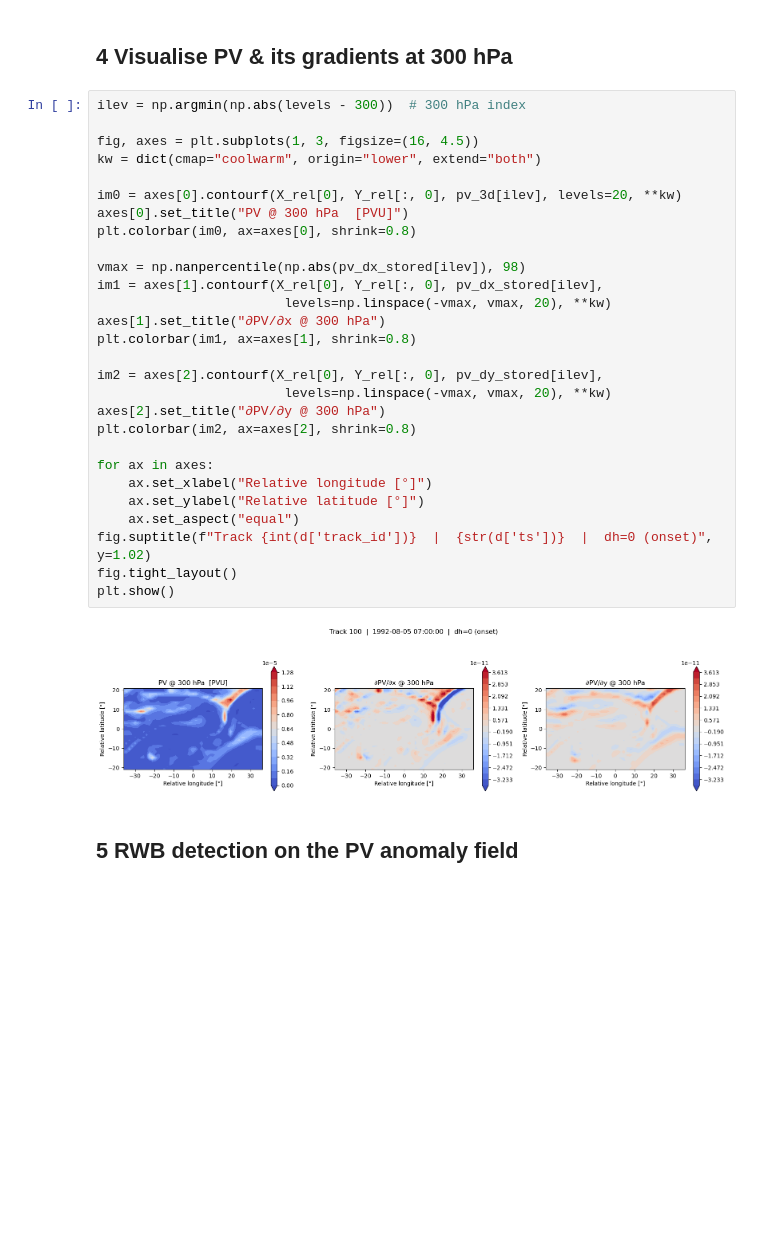
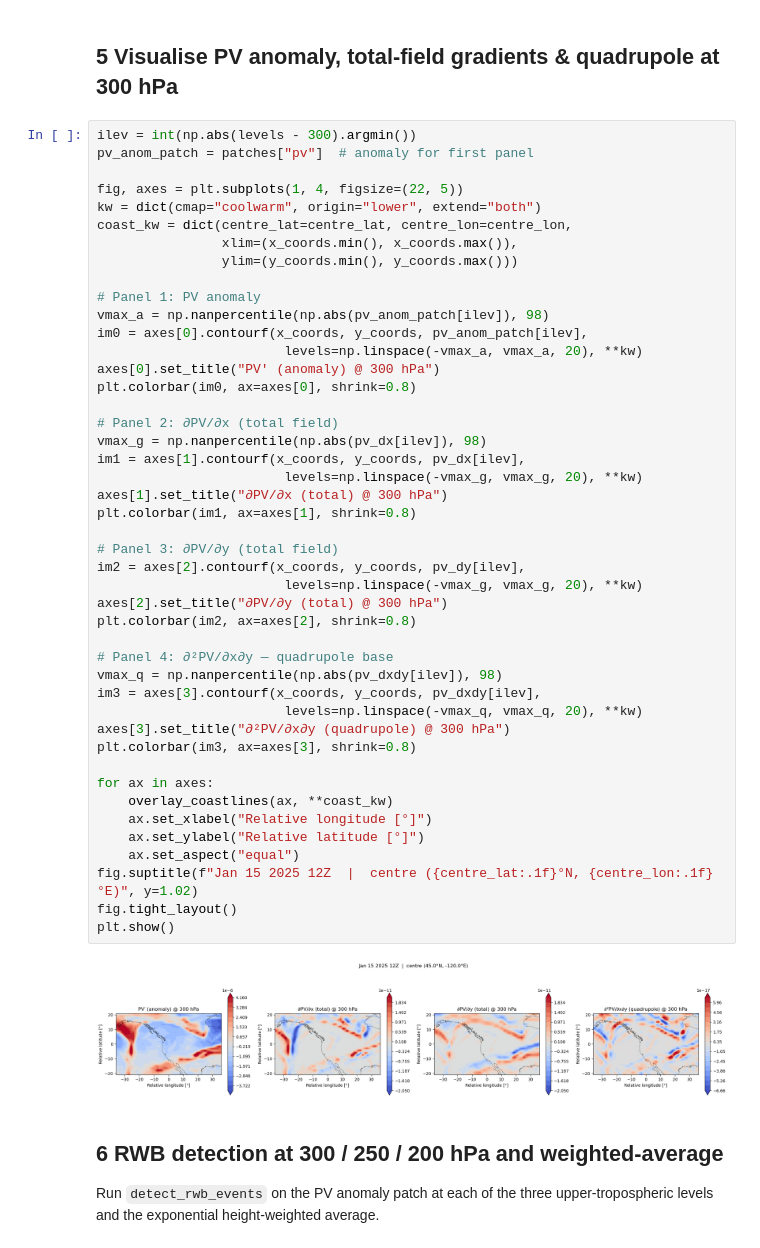
Before and after one commit to yanxingjianken/pvtend, a Jupyter notebook: examples/01_rwb_and_derivatives.ipynb, the cells around one changed output. Cells and saved outputs as stored; diff of their text form; blank space fills up the shorter version.

```diff
--- a/examples/01_rwb_and_derivatives.ipynb
+++ b/examples/01_rwb_and_derivatives.ipynb
@@ -88,35 +247,55 @@ Relative error  ∂PV/∂p : 2.9207e-01
 # %% [markdown]
-## 4  Visualise PV & its gradients at 300 hPa
+## 5  Visualise PV anomaly, total-field gradients & quadrupole at 300 hPa
 # %%
-ilev = np.argmin(np.abs(levels - 300))  # 300 hPa index
+ilev = int(np.abs(levels - 300).argmin())
+pv_anom_patch = patches["pv"]  # anomaly for first panel
 
-fig, axes = plt.subplots(1, 3, figsize=(16, 4.5))
+fig, axes = plt.subplots(1, 4, figsize=(22, 5))
 kw = dict(cmap="coolwarm", origin="lower", extend="both")
+coast_kw = dict(centre_lat=centre_lat, centre_lon=centre_lon,
+                xlim=(x_coords.min(), x_coords.max()),
+                ylim=(y_coords.min(), y_coords.max()))
 
-im0 = axes[0].contourf(X_rel[0], Y_rel[:, 0], pv_3d[ilev], levels=20, **kw)
-axes[0].set_title("PV @ 300 hPa  [PVU]")
+# Panel 1: PV anomaly
+vmax_a = np.nanpercentile(np.abs(pv_anom_patch[ilev]), 98)
+im0 = axes[0].contourf(x_coords, y_coords, pv_anom_patch[ilev],
+                        levels=np.linspace(-vmax_a, vmax_a, 20), **kw)
+axes[0].set_title("PV′ (anomaly) @ 300 hPa")
 plt.colorbar(im0, ax=axes[0], shrink=0.8)
 
-vmax = np.nanpercentile(np.abs(pv_dx_stored[ilev]), 98)
-im1 = axes[1].contourf(X_rel[0], Y_rel[:, 0], pv_dx_stored[ilev],
-                        levels=np.linspace(-vmax, vmax, 20), **kw)
-axes[1].set_title("∂PV/∂x @ 300 hPa")
+# Panel 2: ∂PV/∂x (total field)
+vmax_g = np.nanpercentile(np.abs(pv_dx[ilev]), 98)
+im1 = axes[1].contourf(x_coords, y_coords, pv_dx[ilev],
+                        levels=np.linspace(-vmax_g, vmax_g, 20), **kw)
+axes[1].set_title("∂PV/∂x (total) @ 300 hPa")
 plt.colorbar(im1, ax=axes[1], shrink=0.8)
 
-im2 = axes[2].contourf(X_rel[0], Y_rel[:, 0], pv_dy_stored[ilev],
-                        levels=np.linspace(-vmax, vmax, 20), **kw)
-axes[2].set_title("∂PV/∂y @ 300 hPa")
+# Panel 3: ∂PV/∂y (total field)
+im2 = axes[2].contourf(x_coords, y_coords, pv_dy[ilev],
+                        levels=np.linspace(-vmax_g, vmax_g, 20), **kw)
+axes[2].set_title("∂PV/∂y (total) @ 300 hPa")
 plt.colorbar(im2, ax=axes[2], shrink=0.8)
 
+# Panel 4: ∂²PV/∂x∂y — quadrupole base
+vmax_q = np.nanpercentile(np.abs(pv_dxdy[ilev]), 98)
+im3 = axes[3].contourf(x_coords, y_coords, pv_dxdy[ilev],
+                        levels=np.linspace(-vmax_q, vmax_q, 20), **kw)
+axes[3].set_title("∂²PV/∂x∂y (quadrupole) @ 300 hPa")
+plt.colorbar(im3, ax=axes[3], shrink=0.8)
+
 for ax in axes:
+    overlay_coastlines(ax, **coast_kw)
     ax.set_xlabel("Relative longitude [°]")
     ax.set_ylabel("Relative latitude [°]")
     ax.set_aspect("equal")
-fig.suptitle(f"Track {int(d['track_id'])}  |  {str(d['ts'])}  |  dh=0 (onset)", y=1.02)
+fig.suptitle(f"Jan 15 2025 12Z  |  centre ({centre_lat:.1f}°N, {centre_lon:.1f}°E)", y=1.02)
 fig.tight_layout()
 plt.show()
 # %% [output]
-[figure, old version]
+[figure, new version]
 # %% [markdown]
-## 5  RWB detection on the PV anomaly field
+## 6  RWB detection at 300 / 250 / 200 hPa and weighted-average
+
+Run `detect_rwb_events` on the PV anomaly patch at each of the three
+upper-tropospheric levels and the exponential height-weighted average.
 # %%
```
Also changed, not shown: parts of 14 cells of this notebook, 14 other files.
